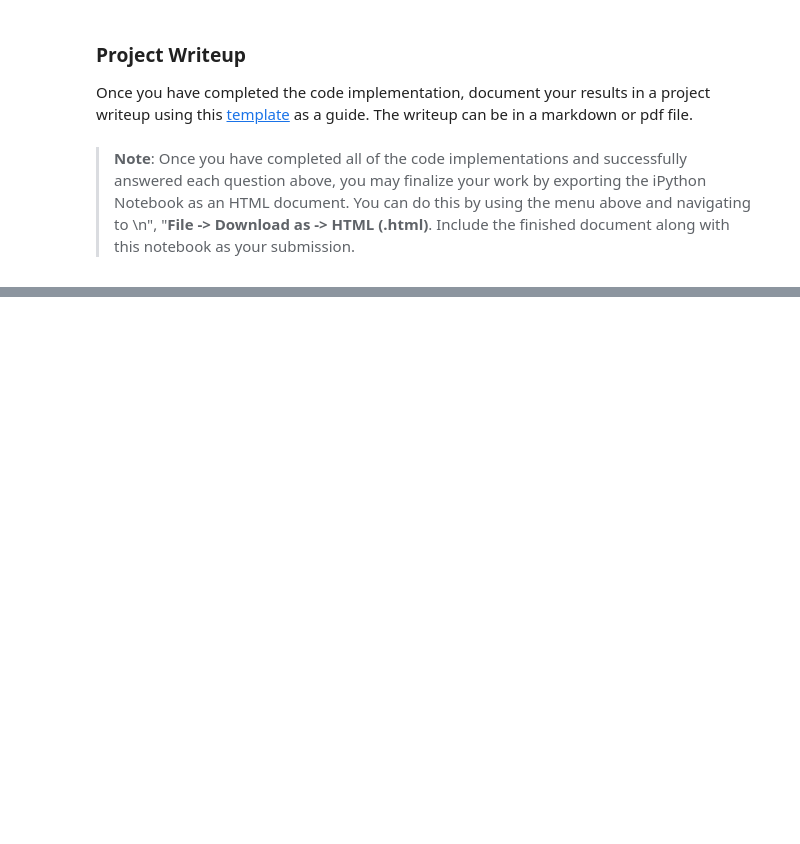
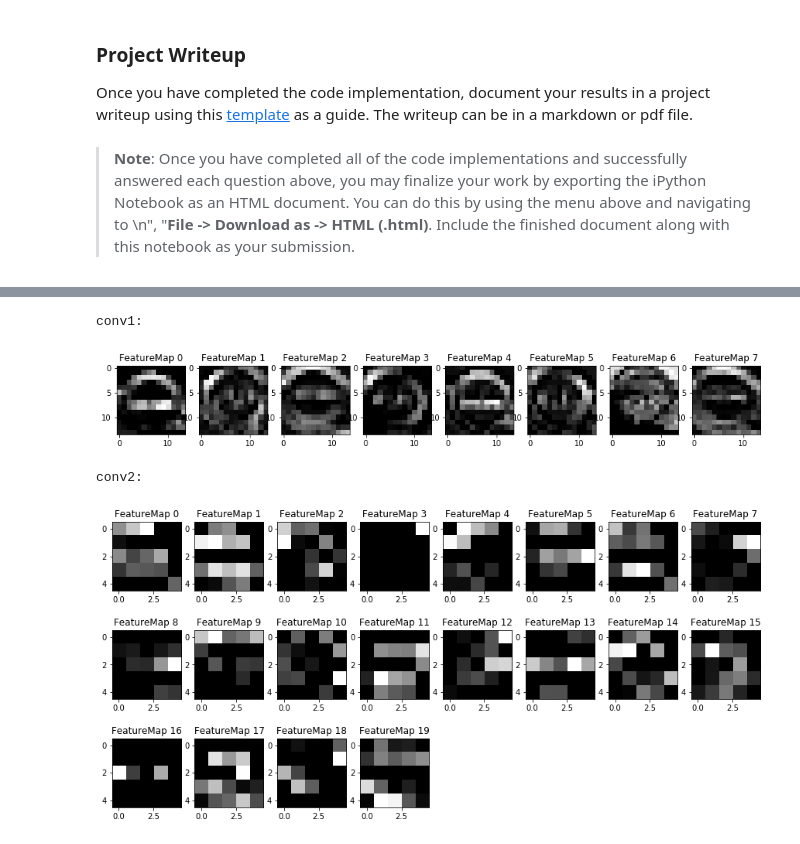
Before and after one commit to RaulDa/CarND-Traffic-Sign-Classifier-P2, a Jupyter notebook: Traffic_Sign_Classifier.ipynb, the cells around one changed output, grey strips where cells are left out. Drawn from its saved outputs; the diff is of its cells as text; code cells hidden in the pictures; blank space fills up the shorter version.

```diff
--- a/Traffic_Sign_Classifier.ipynb
+++ b/Traffic_Sign_Classifier.ipynb
@@ -505,31 +507,53 @@ For an example of what feature map outputs look like, check out NVIDIA's results
 </figure>
  <p></p>
 # %%
-### Visualize your network's feature maps here.
-### Feel free to use as many code cells as needed.
+# Load one of the images of the web set
+imageTest = imageArray[1]
+imageTest = np.expand_dims(imageTest, axis=0)
+
+# Function to output the feature maps
 
 # image_input: the test image being fed into the network to produce the feature maps
 # tf_activation: should be a tf variable name used during your training procedure that represents the calculated state of a specific weight layer
 # activation_min/max: can be used to view the activation contrast in more detail, by default matplot sets min and max to the actual min and max values of the output
 # plt_num: used to plot out multiple different weight feature map sets on the same block, just extend the plt number for each new feature map entry
 
 def outputFeatureMap(image_input, tf_activation, activation_min=-1, activation_max=-1 ,plt_num=1):
     # Here make sure to preprocess your image_input in a way your network expects
     # with size, normalization, ect if needed
     # image_input =
     # Note: x should be the same name as your network's tensorflow data placeholder variable
     # If you get an error tf_activation is not defined it may be having trouble accessing the variable from inside a function
-    activation = tf_activation.eval(session=sess,feed_dict={x : image_input})
+    activation = tf_activation.eval(session=sess,feed_dict={x: image_input})
     featuremaps = activation.shape[3]
     plt.figure(plt_num, figsize=(15,15))
     for featuremap in range(featuremaps):
         plt.subplot(6,8, featuremap+1) # sets the number of feature maps to show on each row and column
         plt.title('FeatureMap ' + str(featuremap)) # displays the feature map number
         if activation_min != -1 & activation_max != -1:
             plt.imshow(activation[0,:,:, featuremap], interpolation="nearest", vmin =activation_min, vmax=activation_max, cmap="gray")
         elif activation_max != -1:
             plt.imshow(activation[0,:,:, featuremap], interpolation="nearest", vmax=activation_max, cmap="gray")
         elif activation_min !=-1:
             plt.imshow(activation[0,:,:, featuremap], interpolation="nearest", vmin=activation_min, cmap="gray")
         else:
             plt.imshow(activation[0,:,:, featuremap], interpolation="nearest", cmap="gray")
+
+# Visualize network state
+
+with tf.Session() as sess:
+    saver.restore(sess, tf.train.latest_checkpoint('.'))
+
+    sess = tf.get_default_session()
+
+    print("conv1:")
+    outputFeatureMap(imageTest,LeNet.conv1,-1,-1,1)
+    plt.show()
+    print("conv2:")
+    outputFeatureMap(imageTest,LeNet.conv2,-1,-1,1)
+    plt.show()
+# %% [output]
+conv1:
+[figure, added]
+conv2:
+[figure, added]
```
Also changed, not shown: parts of 10 cells of this notebook, 26 other files.
